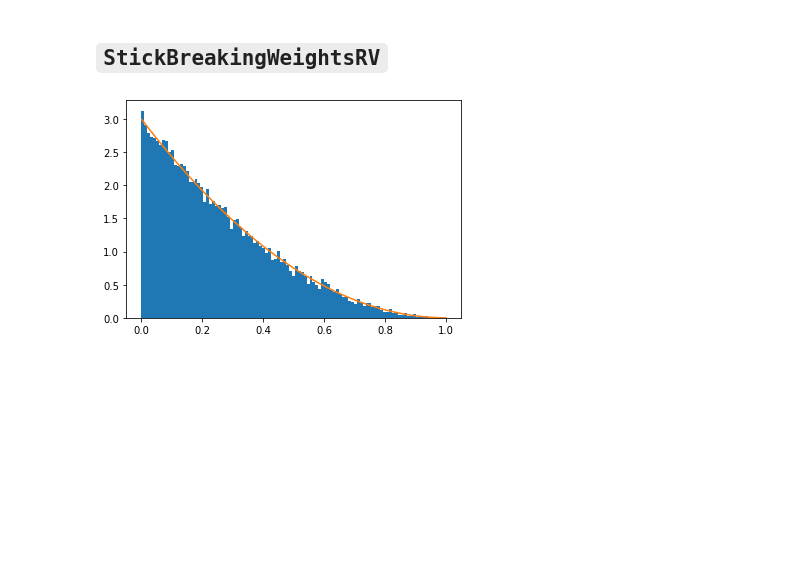
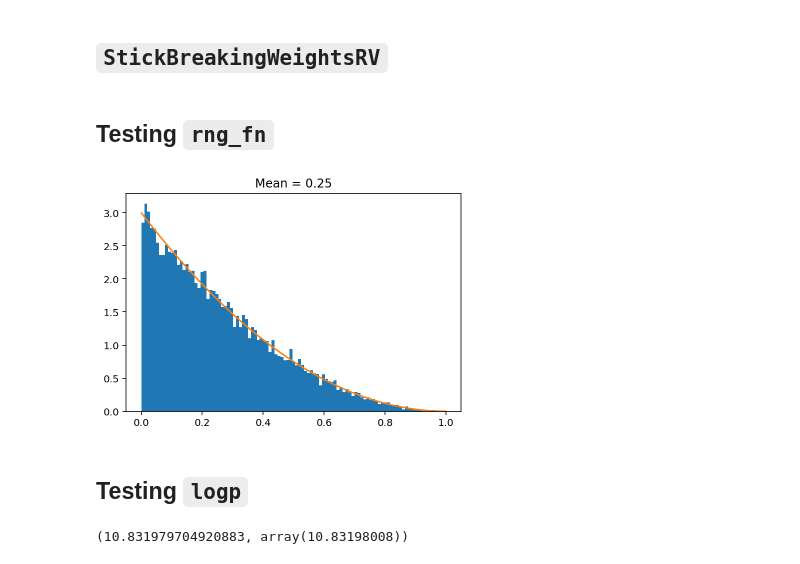
Before and after one commit to larryshamalama/pymc3-playground, a Jupyter notebook: notebooks/progress/stickbreakingweights.ipynb, the cells around one changed output. Drawn from its saved outputs; the diff is of its cells as text; code cells hidden in the pictures; blank space fills up the shorter version.

```diff
--- a/notebooks/progress/stickbreakingweights.ipynb
+++ b/notebooks/progress/stickbreakingweights.ipynb
@@ -99,19 +98,22 @@ class StickBreakingWeightsRV(RandomVariable):
 
 
 stickbreakingweights = StickBreakingWeightsRV()
+# %% [markdown]
+## Testing `rng_fn`
 # %%
 rng = np.random.RandomState(seed=34)
-beta_draws = stick_glueing(stickbreakingweights(alpha=M, K=19, size=[1000,]).eval()).reshape(-1,)
+beta_draws = stick_glueing(stickbreakingweights(alpha=M, K=K, size=[1000,]).eval()).reshape(-1,)
 
 x_plot = np.linspace(start=0.001, stop=0.999, num=10001)
 
 _ = plt.hist(beta_draws, bins=100, density=True)
 _ = plt.plot(
     x_plot,
-    st.beta.pdf(x_plot, a=1., b=3.)
+    st.beta.pdf(x_plot, a=1., b=M)
 )
+_ = plt.title(f"Mean = {np.around(beta_draws.mean(), 2)}")
 # %% [output]
-[figure, old version]
+[figure, new version]
 # %%
 class StickBreakingWeights(Continuous):
     rv_op = stickbreakingweights
@@ -160,2 +166,11 @@ class StickBreakingWeights(Continuous):
+# %% [markdown]
+## Testing `logp`
+# %%
+val1 = np.log(st.beta.pdf(stick_glueing(test_point), 1., M)).sum()
+val2 = StickBreakingWeights.logp(test_point, M, K).eval()
+
+val1, val2
+# %% [output]
+(10.831979704920883, array(10.83198008))
 # %%
 with pm.Model(rng_seeder=rng) as model:
```
Also changed, not shown: parts of 14 cells of this notebook.
